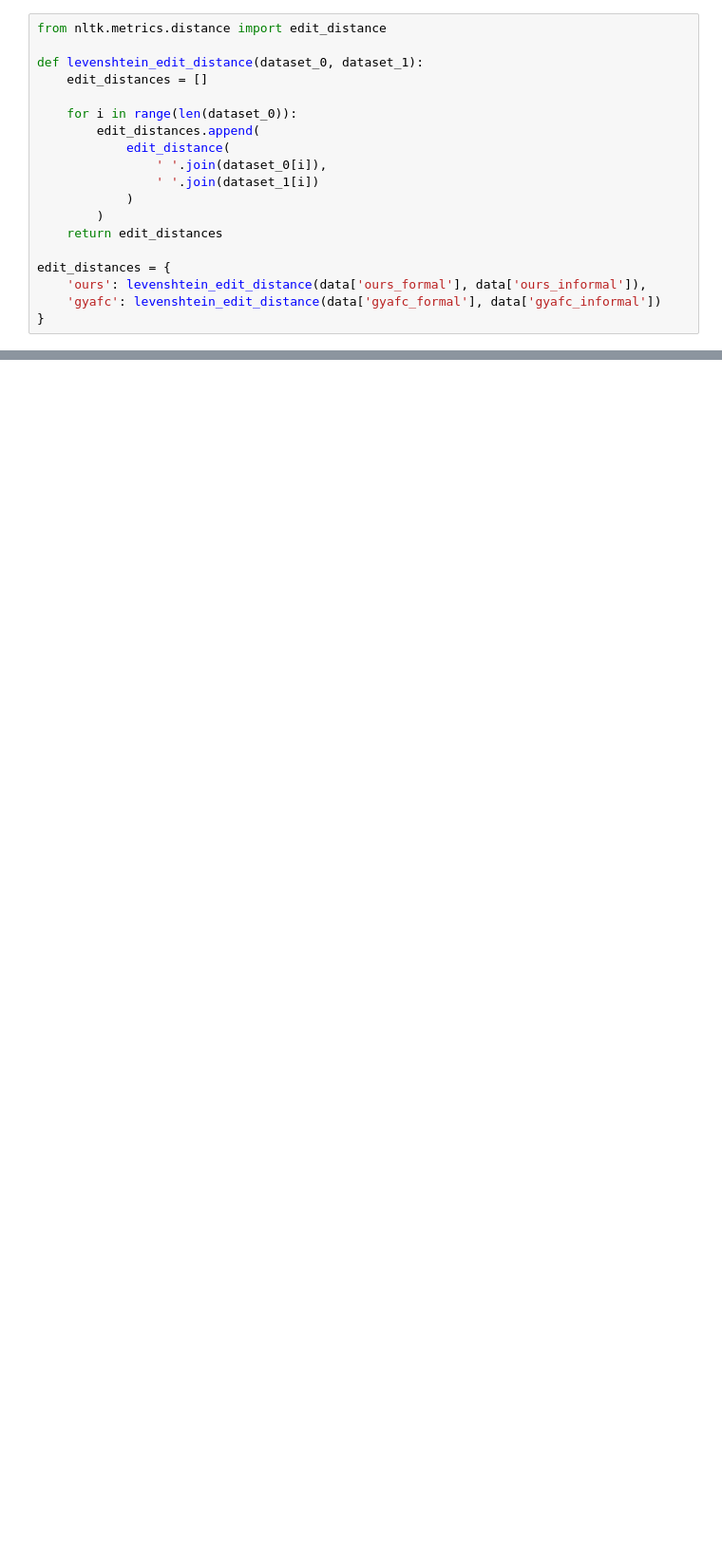
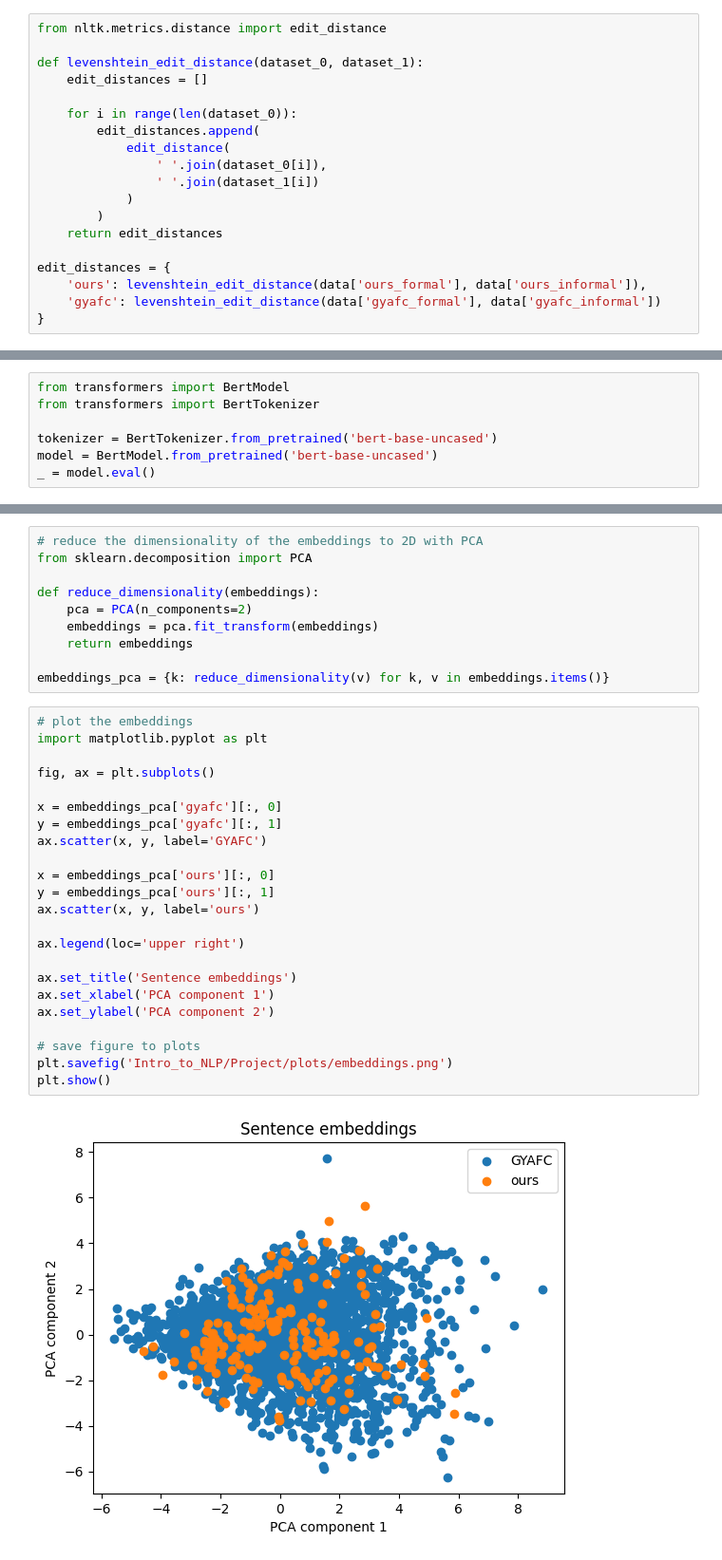
Before and after one commit to AlekseiZhuravlev/Assignments-MSc, a Jupyter notebook: Intro_to_NLP/Project/dataset_visualization.ipynb, the cells around one changed output, grey strips where cells are left out. Shown: that part at 95% size. Drawn from its saved outputs; the diff is of its cells as text; blank space fills up the shorter version.

```diff
--- a/Intro_to_NLP/Project/dataset_visualization.ipynb
+++ b/Intro_to_NLP/Project/dataset_visualization.ipynb
@@ -138,0 +122,7 @@ def sentence_embedding(sentence_0):
+# %%
+from transformers import BertModel
+from transformers import BertTokenizer
+
+tokenizer = BertTokenizer.from_pretrained('bert-base-uncased')
+model = BertModel.from_pretrained('bert-base-uncased')
+_ = model.eval()
@@ -138,0 +159,35 @@ def sentence_embedding(sentence_0):
+# %%
+# reduce the dimensionality of the embeddings to 2D with PCA
+from sklearn.decomposition import PCA
+
+def reduce_dimensionality(embeddings):
+    pca = PCA(n_components=2)
+    embeddings = pca.fit_transform(embeddings)
+    return embeddings
+
+embeddings_pca = {k: reduce_dimensionality(v) for k, v in embeddings.items()}
+# %%
+# plot the embeddings
+import matplotlib.pyplot as plt
+
+fig, ax = plt.subplots()
+
+x = embeddings_pca['gyafc'][:, 0]
+y = embeddings_pca['gyafc'][:, 1]
+ax.scatter(x, y, label='GYAFC')
+
+x = embeddings_pca['ours'][:, 0]
+y = embeddings_pca['ours'][:, 1]
+ax.scatter(x, y, label='ours')
+
+ax.legend(loc='upper right')
+
+ax.set_title('Sentence embeddings')
+ax.set_xlabel('PCA component 1')
+ax.set_ylabel('PCA component 2')
+
+# save figure to plots
+plt.savefig('Intro_to_NLP/Project/plots/embeddings.png')
+plt.show()
+# %% [output]
+[figure, added]
```
Also changed, not shown: parts of 4 cells of this notebook, 3 other files.
